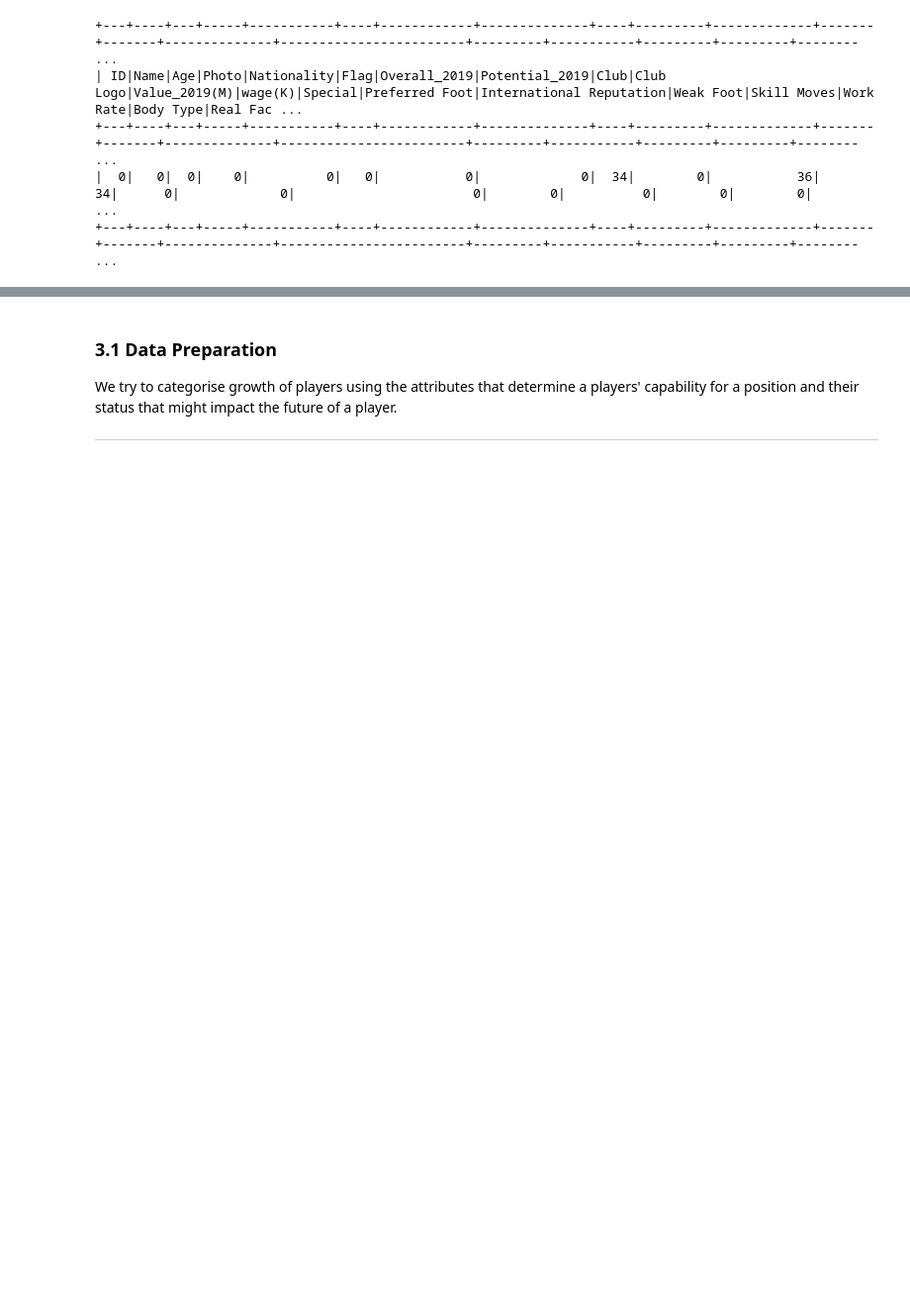
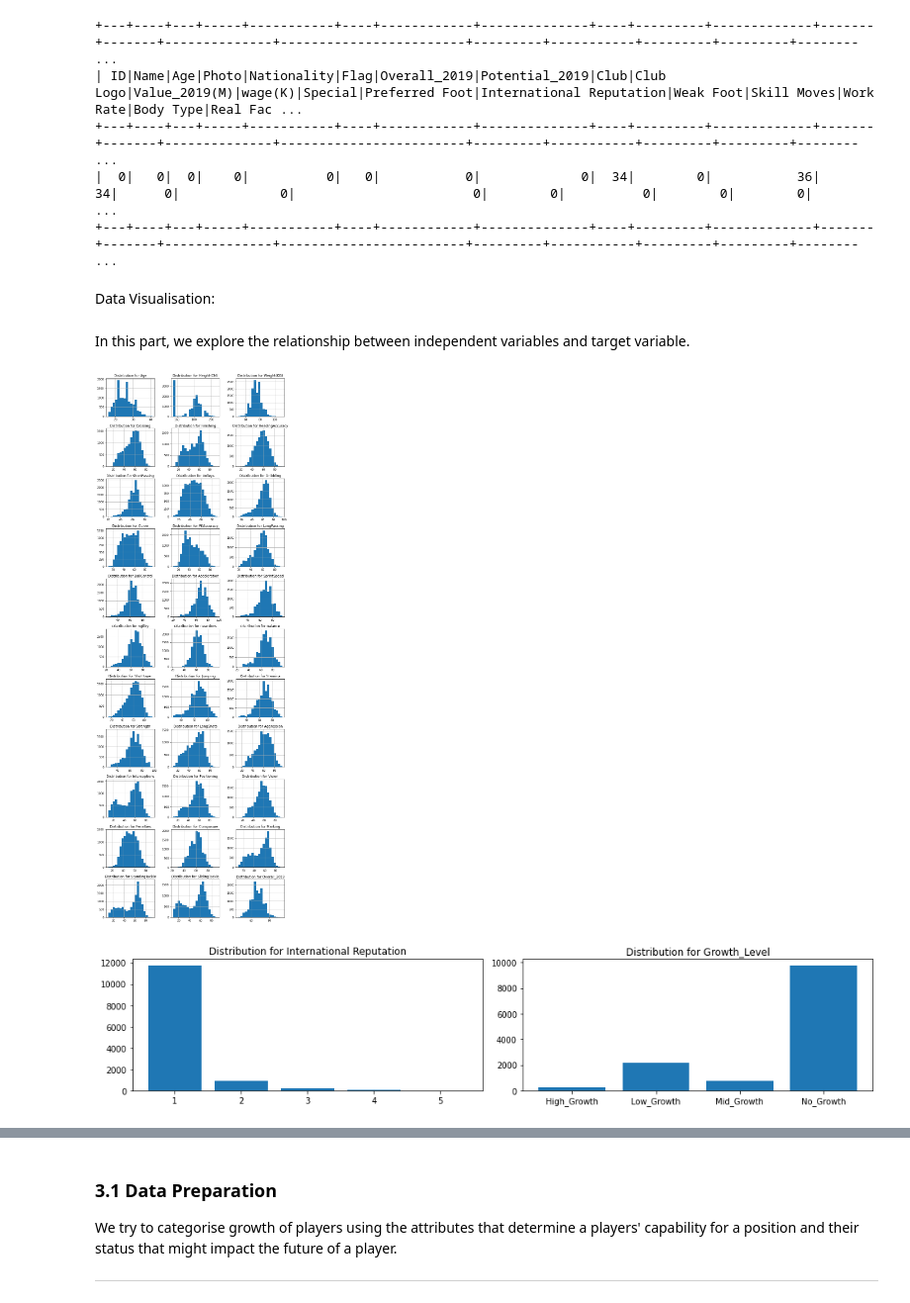
Before and after one commit to Gooner12/FIFA_2019, a Jupyter notebook: FIFA_growth_predict.ipynb, the cells around one changed output, grey strips where cells are left out. Shown at 99% size. Saved outputs shown, nothing was run; the diff lists cells and outputs as text; code cells hidden in the pictures; blank space fills up the shorter version.

Commit message:
Explored the distribution

```diff
--- a/FIFA_growth_predict.ipynb
+++ b/FIFA_growth_predict.ipynb
@@ -713,3 +706,52 @@ classification_df2.select([F.count(F.when(F.isnull(cols), cols)).alias(cols) for
 +---+----+---+-----+-----------+----+------------+--------------+----+---------+-------------+-------+-------+--------------+------------------------+---------+-----------+---------+---------+-------- ...
 |  0|   0|  0|    0|          0|   0|           0|             0|  34|        0|           36|     34|      0|             0|                       0|        0|          0|        0|        0|         ...
 +---+----+---+-----+-----------+----+------------+--------------+----+---------+-------------+-------+-------+--------------+------------------------+---------+-----------+---------+---------+-------- ...
+# %% [markdown]
+Data Visualisation:
+# %% [markdown]
+In this part, we explore the relationship between independent variables and target variable.
+# %%
+import pandas as pd
+import numpy as np
+import matplotlib.pyplot as plt
+%matplotlib inline
+# selecting only relevant features and dividing the features into numerical and categorical features
+features_col_numerical = ['Age', 'Height(CM)', 'Weight(KG)',
+                      'Crossing', 'Finishing', 'HeadingAccuracy',
+                      'ShortPassing', 'Volleys', 'Dribbling', 'Curve',
+                      'FKAccuracy', 'LongPassing', 'BallControl',
+                      'Acceleration', 'SprintSpeed', 'Agility',
+                      'Reactions', 'Balance', 'ShotPower', 'Jumping',
+                      'Stamina', 'Strength', 'LongShots', 'Aggression',
+                      'Interceptions', 'Positioning', 'Vision', 'Penalties',
+                      'Composure', 'Marking', 'StandingTackle', 'SlidingTackle', 'Overall_2019']
+features_col_categorical = ['International Reputation', 'Growth_Level']
+
+# for numerical feature we use histograms and for cateorical we use bar charts to understand the distribution
+temp_df = classification_df.toPandas()
+rows = int(len(features_col_numerical)/3)+1
+cols = 3
+
+def plotter(df, features, rows, col, width, height, type):
+  fig = plt.figure(figsize=(width,height))
+  for i, col in enumerate(df[features]):
+    ax = fig.add_subplot(rows, cols, i+1)
+    if type == 'numerical':
+      df.hist(column=col, ax=ax, bins=20)
+      ax.set_title('Distribution for '+col)
+    elif type == 'categorical':
+      df2 = df.groupby(col).size().reset_index(name='count')
+      #ax = df2.plot.bar(x=col, y='count')
+      ax.bar(df2[col], df2['count'])
+      ax.set_title('Distribution for '+col)
+
+
+  fig.tight_layout()
+  plt.show()
+
+# producing charts
+plotter(temp_df, features_col_numerical, int(len(features_col_numerical)/3)+1, 3, 10, 30, 'numerical')
+plotter(temp_df, features_col_categorical, int(len(features_col_categorical)/3)+1, 2, 20, 3, 'categorical')
+# %% [output]
+[figure, added]
+[figure, added]
```
Also changed, not shown: parts of 12 cells of this notebook.
